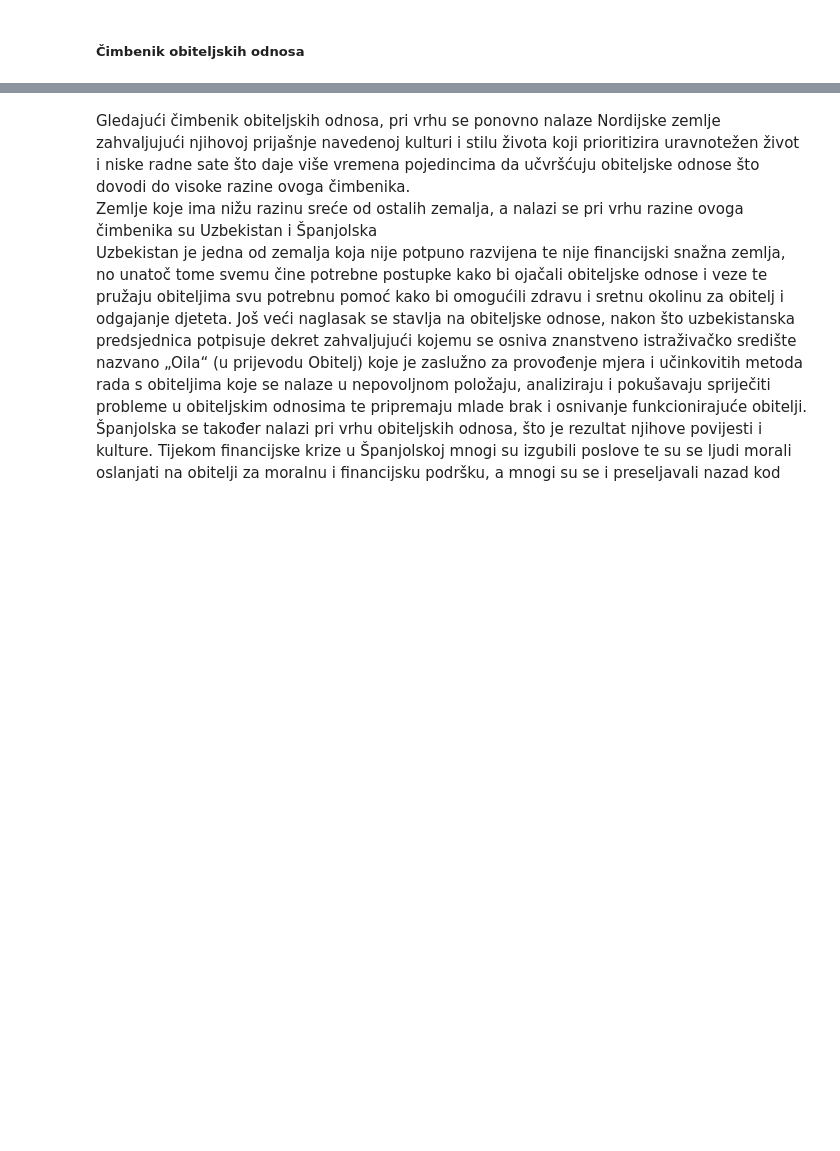
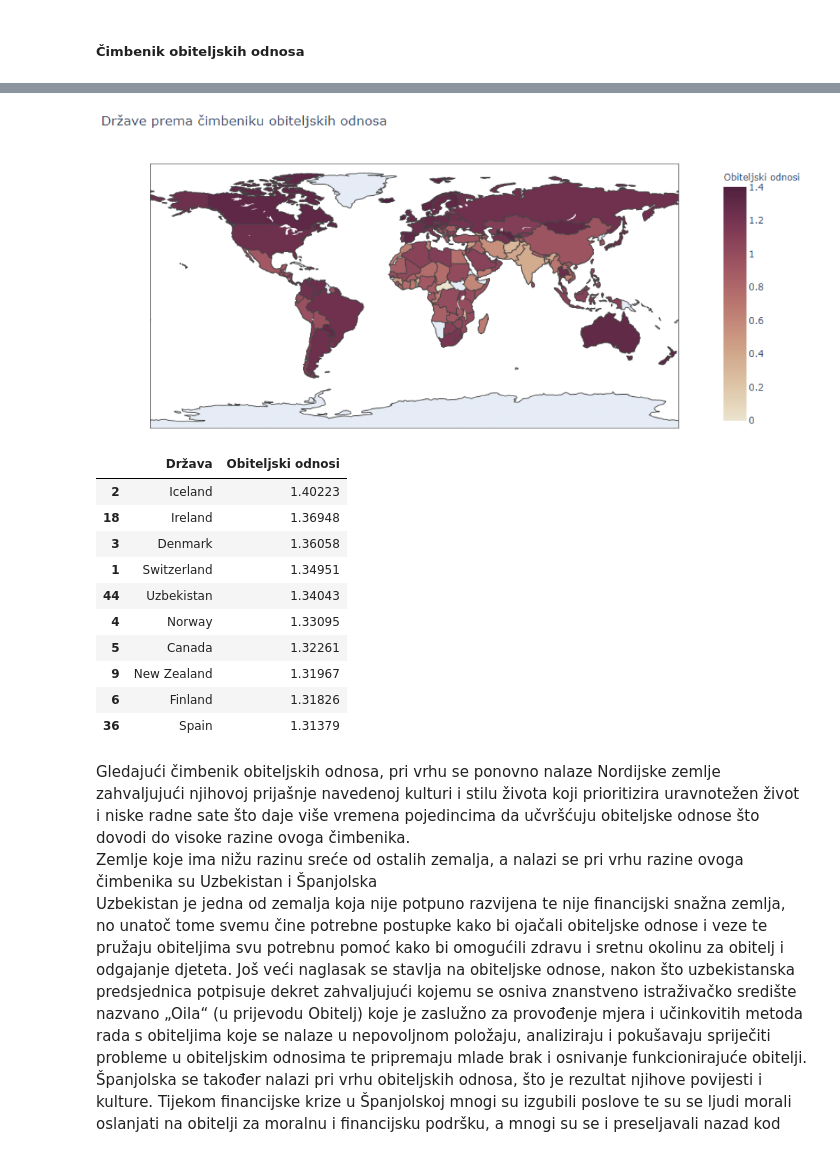
Before and after one commit to jslavic/radzaskolu, a Jupyter notebook: SkolskiRad.ipynb, the cells around one changed output, grey strips where cells are left out. Cells and saved outputs as stored; diff of their text form; code cells hidden in the pictures; blank space fills up the shorter version.

```diff
--- a/SkolskiRad.ipynb
+++ b/SkolskiRad.ipynb
@@ -487,3 +481,25 @@ podatci[["Država", "Obiteljski odnosi"]].sort_values(by=["Obiteljski odnosi"],
+# %%
+fig, ax = plt.subplots(figsize=(18,12))
+
+img = mpimg.imread(r'slike\fig3.png')
+imgplot = plt.imshow(img)
+plt.axis('off')
+plt.show()
+
+podatci[["Država", "Obiteljski odnosi"]].sort_values(by=["Obiteljski odnosi"], ascending=False).head(10)
+# %% [output]
+[figure, added]
+|  | Država | Obiteljski odnosi |
+| 2 | Iceland | 1.40223 |
+| 18 | Ireland | 1.36948 |
+| 3 | Denmark | 1.36058 |
+| 1 | Switzerland | 1.34951 |
+| 44 | Uzbekistan | 1.34043 |
+| 4 | Norway | 1.33095 |
+| 5 | Canada | 1.32261 |
+| 9 | New Zealand | 1.31967 |
+| 6 | Finland | 1.31826 |
+| 36 | Spain | 1.31379 |
 # %% [markdown]
 Gledajući čimbenik obiteljskih odnosa, pri vrhu se ponovno nalaze Nordijske zemlje zahvaljujući njihovoj prijašnje navedenoj kulturi i stilu života koji prioritizira uravnotežen život i niske radne sate što daje više vremena pojedincima da učvršćuju obiteljske odnose što dovodi do visoke razine ovoga čimbenika. <br>
 Zemlje koje ima nižu razinu sreće od ostalih zemalja, a nalazi se pri vrhu razine ovoga čimbenika su Uzbekistan i Španjolska <br>
```
Also changed, not shown: parts of 24 cells of this notebook.
